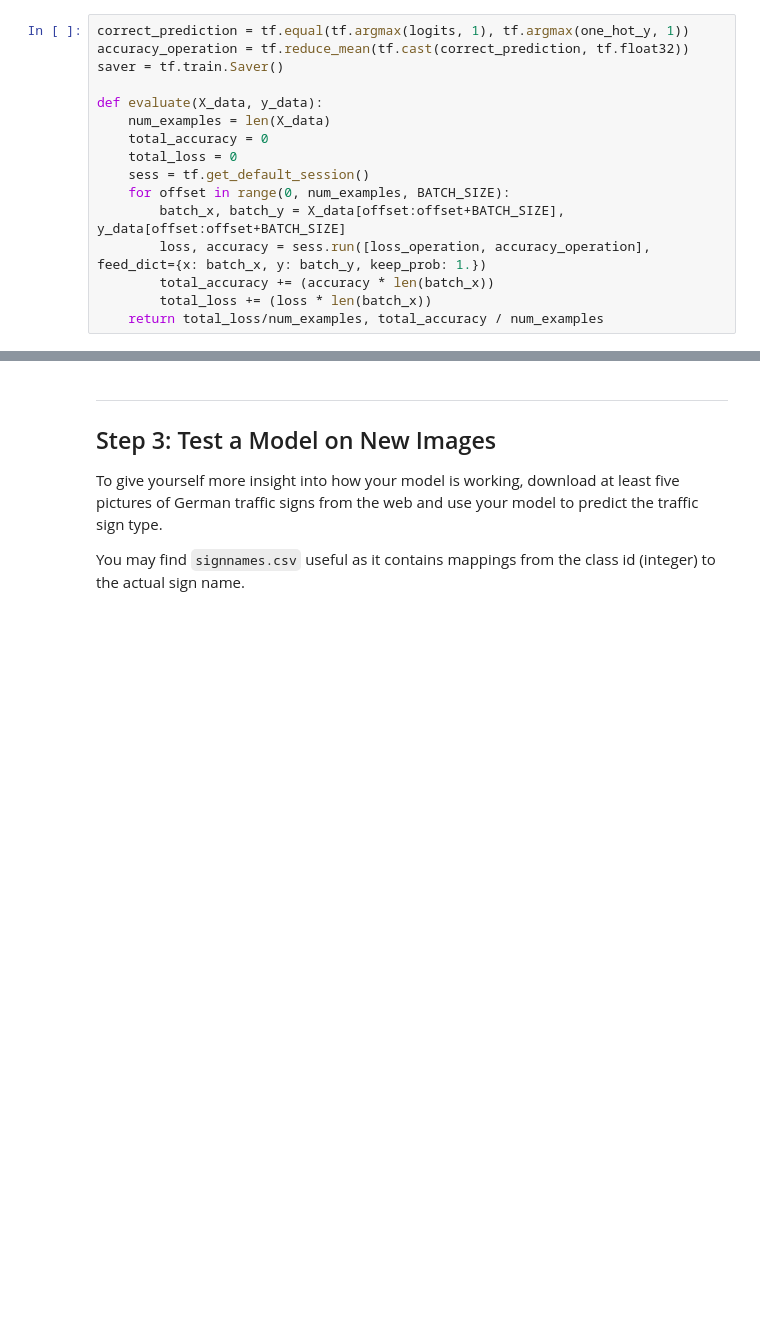
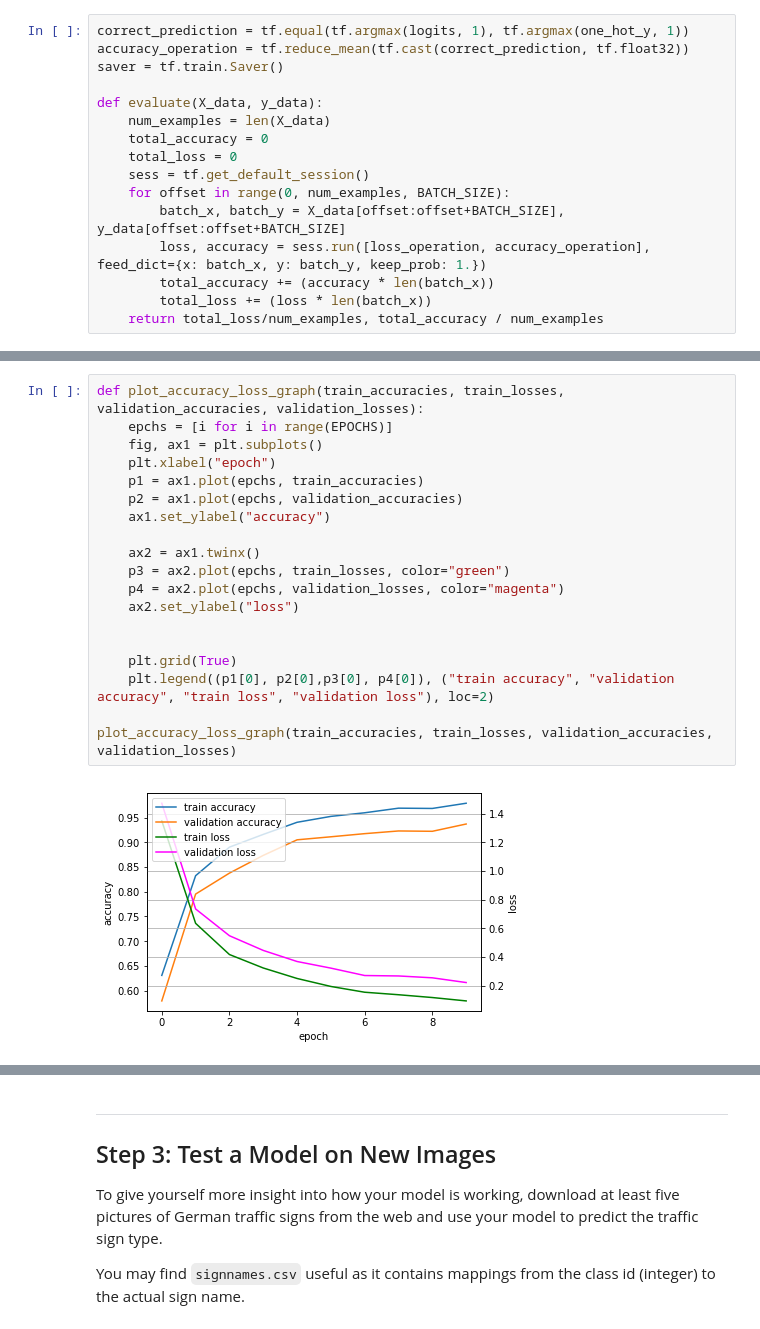
Before and after one commit to TakashiNakagawa/CarND-Traffic-Sign-Classifier-Project, a Jupyter notebook: Traffic_Sign_Classifier.ipynb, the cells around one changed output, grey strips where cells are left out. Saved outputs shown, nothing was run; the diff lists cells and outputs as text; blank space fills up the shorter version.

```diff
--- a/Traffic_Sign_Classifier.ipynb
+++ b/Traffic_Sign_Classifier.ipynb
@@ -368,3 +344,24 @@ Model saved
+# %%
+def plot_accuracy_loss_graph(train_accuracies, train_losses, validation_accuracies, validation_losses):
+    epchs = [i for i in range(EPOCHS)]
+    fig, ax1 = plt.subplots()
+    plt.xlabel("epoch")
+    p1 = ax1.plot(epchs, train_accuracies)
+    p2 = ax1.plot(epchs, validation_accuracies)
+    ax1.set_ylabel("accuracy")
+
+    ax2 = ax1.twinx()
+    p3 = ax2.plot(epchs, train_losses, color="green")
+    p4 = ax2.plot(epchs, validation_losses, color="magenta")
+    ax2.set_ylabel("loss")
+
+
+    plt.grid(True)
+    plt.legend((p1[0], p2[0],p3[0], p4[0]), ("train accuracy", "validation accuracy", "train loss", "validation loss"), loc=2)
+
+plot_accuracy_loss_graph(train_accuracies, train_losses, validation_accuracies, validation_losses)
+# %% [output]
+[figure, added]
 # %%
 with tf.Session() as sess:
     saver.restore(sess, tf.train.latest_checkpoint('.'))
```
Also changed, not shown: parts of 6 cells of this notebook.
